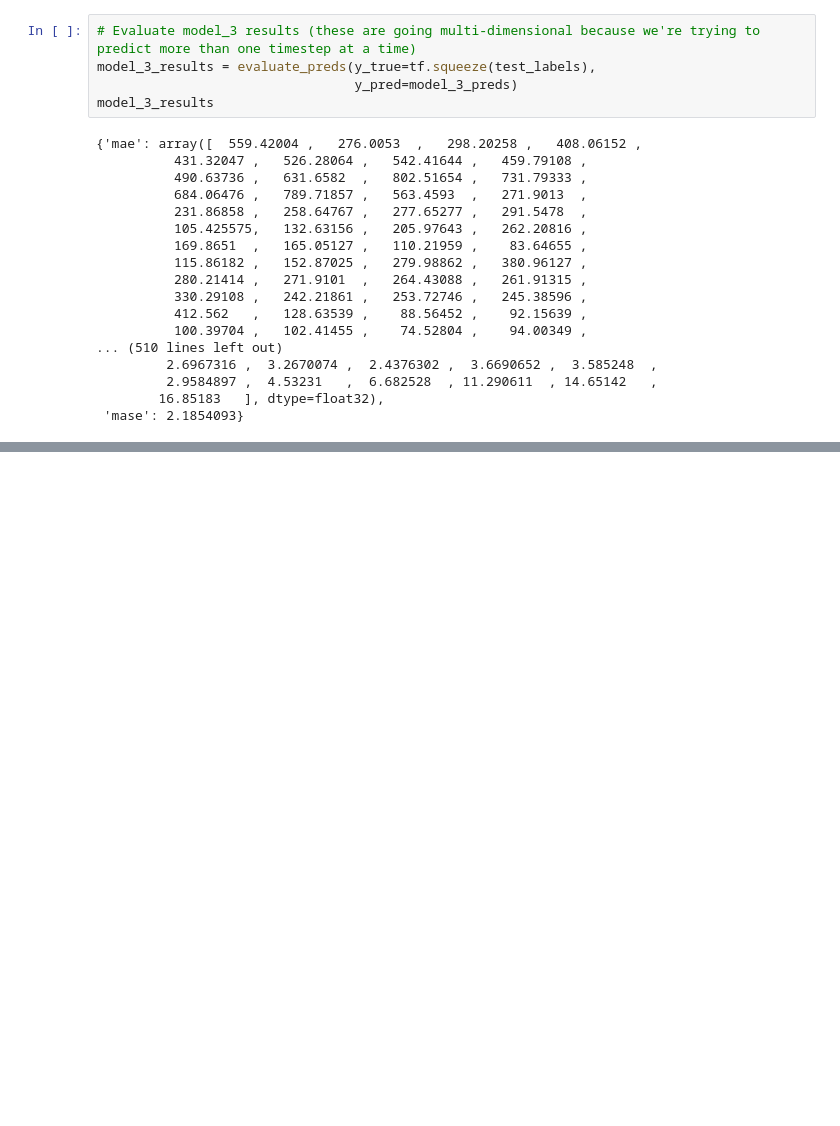
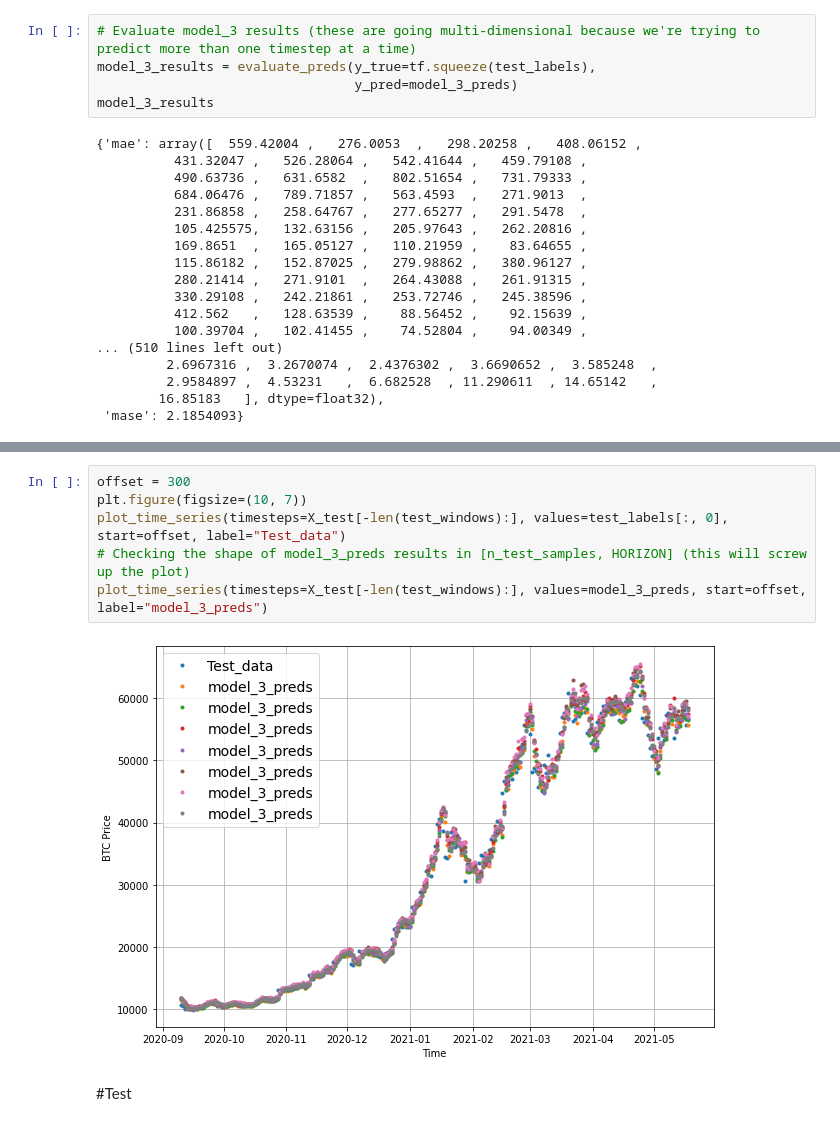
Before and after one commit to ParsaSinichi/Tensorflow_DL, a Jupyter notebook: Time_series_forecasting_.ipynb, the cells around one changed output, grey strips where cells are left out. Drawn from its saved outputs; the diff is of its cells as text; blank space fills up the shorter version.

Commit message:
Make our evaluation function work for larger horizons+(test model)

```diff
--- a/Time_series_forecasting_.ipynb
+++ b/Time_series_forecasting_.ipynb
@@ -761,0 +801,10 @@ model_3_results
+# %%
+offset = 300
+plt.figure(figsize=(10, 7))
+plot_time_series(timesteps=X_test[-len(test_windows):], values=test_labels[:, 0], start=offset, label="Test_data")
+# Checking the shape of model_3_preds results in [n_test_samples, HORIZON] (this will screw up the plot)
+plot_time_series(timesteps=X_test[-len(test_windows):], values=model_3_preds, start=offset, label="model_3_preds")
+# %% [output]
+[figure, added]
+# %% [markdown]
+#Test
```
Also changed, not shown: parts of 44 cells of this notebook.
